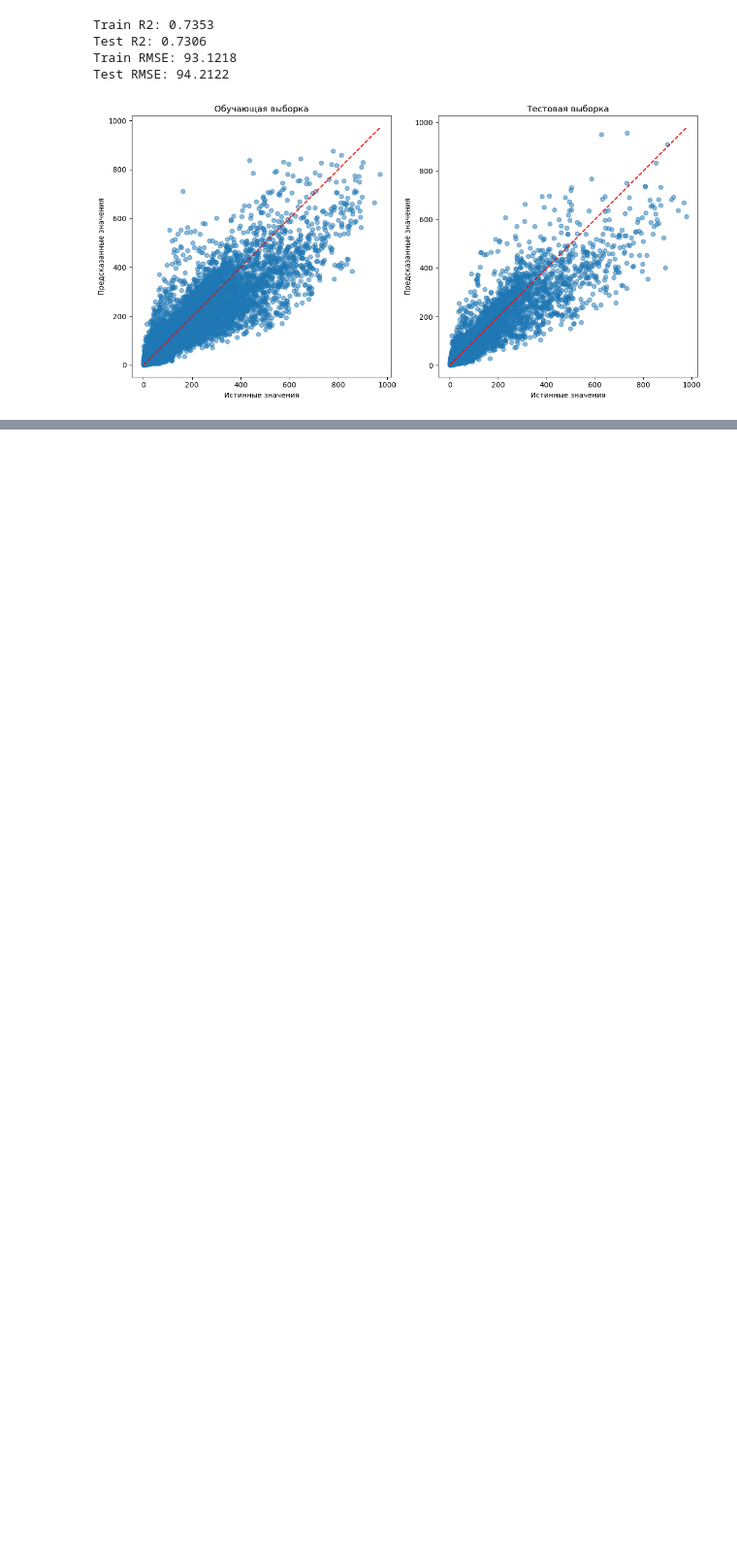
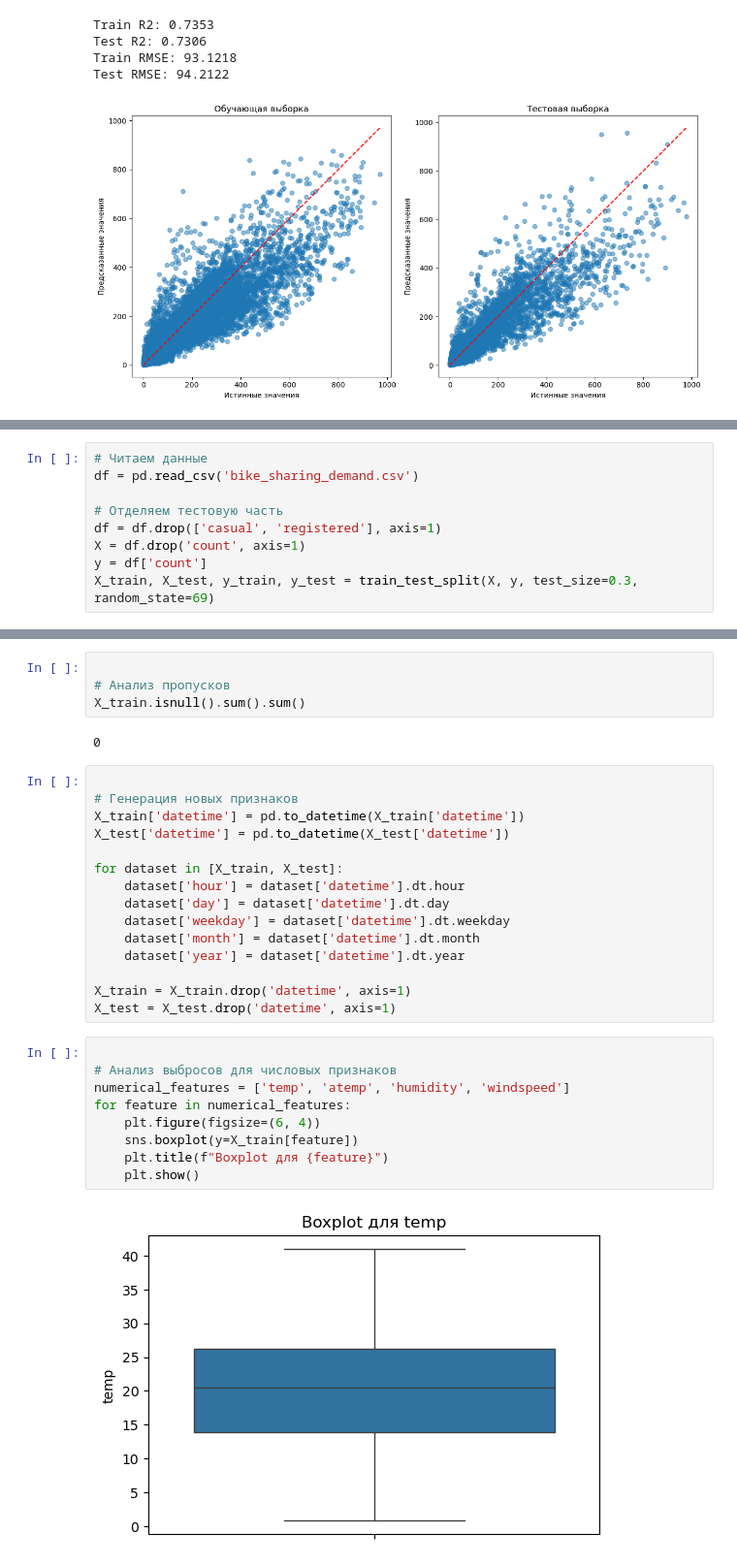
Before and after one commit to Erygfry/DataScience_HW, a Jupyter notebook: HW_4/Задание 2.ipynb, the cells around one changed output, grey strips where cells are left out. Shown at 97% size. Drawn from its saved outputs; the diff is of its cells as text; blank space fills up the shorter version.

```diff
--- a/HW_4/Задание 2.ipynb
+++ b/HW_4/Задание 2.ipynb
@@ -249,0 +267,9 @@ Test RMSE: 94.2122
+# %%
+# Читаем данные
+df = pd.read_csv('bike_sharing_demand.csv')
+
+# Отделяем тестовую часть
+df = df.drop(['casual', 'registered'], axis=1)
+X = df.drop('count', axis=1)
+y = df['count']
+X_train, X_test, y_train, y_test = train_test_split(X, y, test_size=0.3, random_state=69)
@@ -249,0 +310,32 @@ Test RMSE: 94.2122
+# %%
+
+# Анализ пропусков
+X_train.isnull().sum().sum()
+# %% [output]
+0
+# %%
+
+# Генерация новых признаков
+X_train['datetime'] = pd.to_datetime(X_train['datetime'])
+X_test['datetime'] = pd.to_datetime(X_test['datetime'])
+
+for dataset in [X_train, X_test]:
+    dataset['hour'] = dataset['datetime'].dt.hour
+    dataset['day'] = dataset['datetime'].dt.day
+    dataset['weekday'] = dataset['datetime'].dt.weekday
+    dataset['month'] = dataset['datetime'].dt.month
+    dataset['year'] = dataset['datetime'].dt.year
+
+X_train = X_train.drop('datetime', axis=1)
+X_test = X_test.drop('datetime', axis=1)
+# %%
+
+# Анализ выбросов для числовых признаков
+numerical_features = ['temp', 'atemp', 'humidity', 'windspeed']
+for feature in numerical_features:
+    plt.figure(figsize=(6, 4))
+    sns.boxplot(y=X_train[feature])
+    plt.title(f"Boxplot для {feature}")
+    plt.show()
+# %% [output]
+[figure, added]
```
Also changed, not shown: parts of 11 cells of this notebook.
